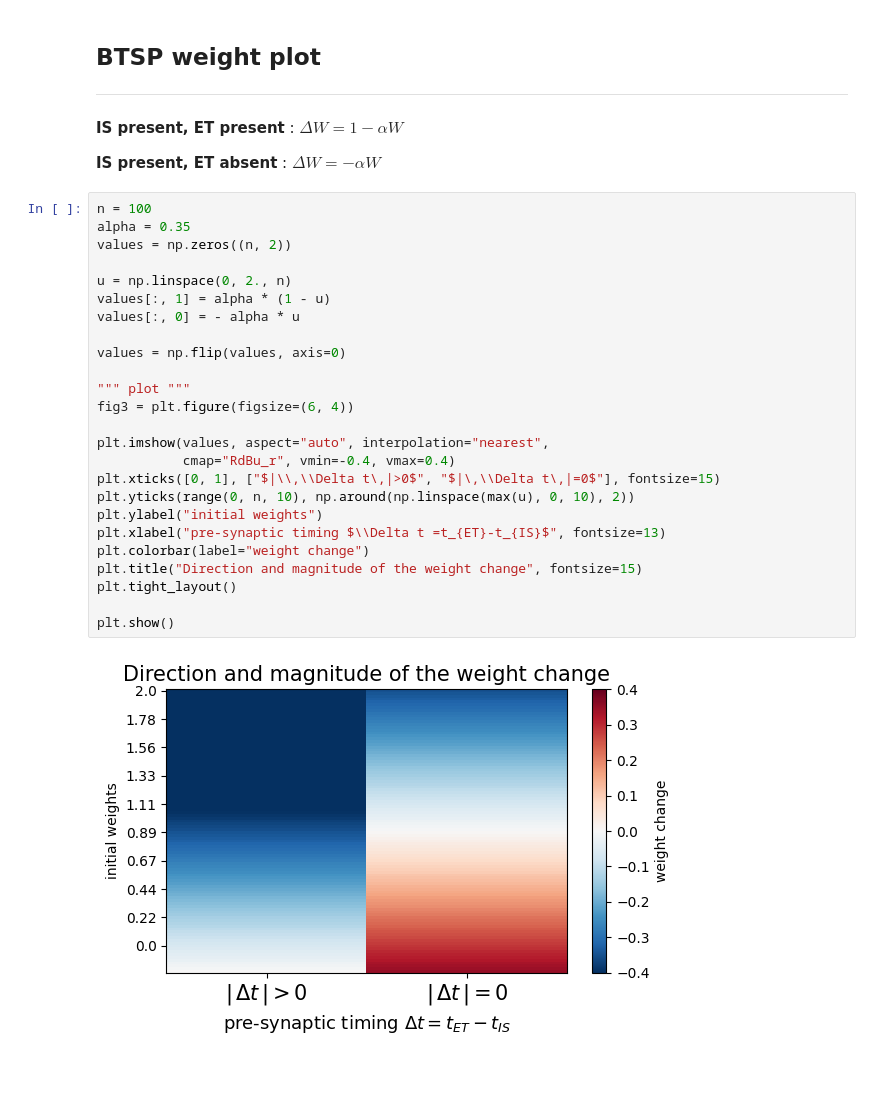
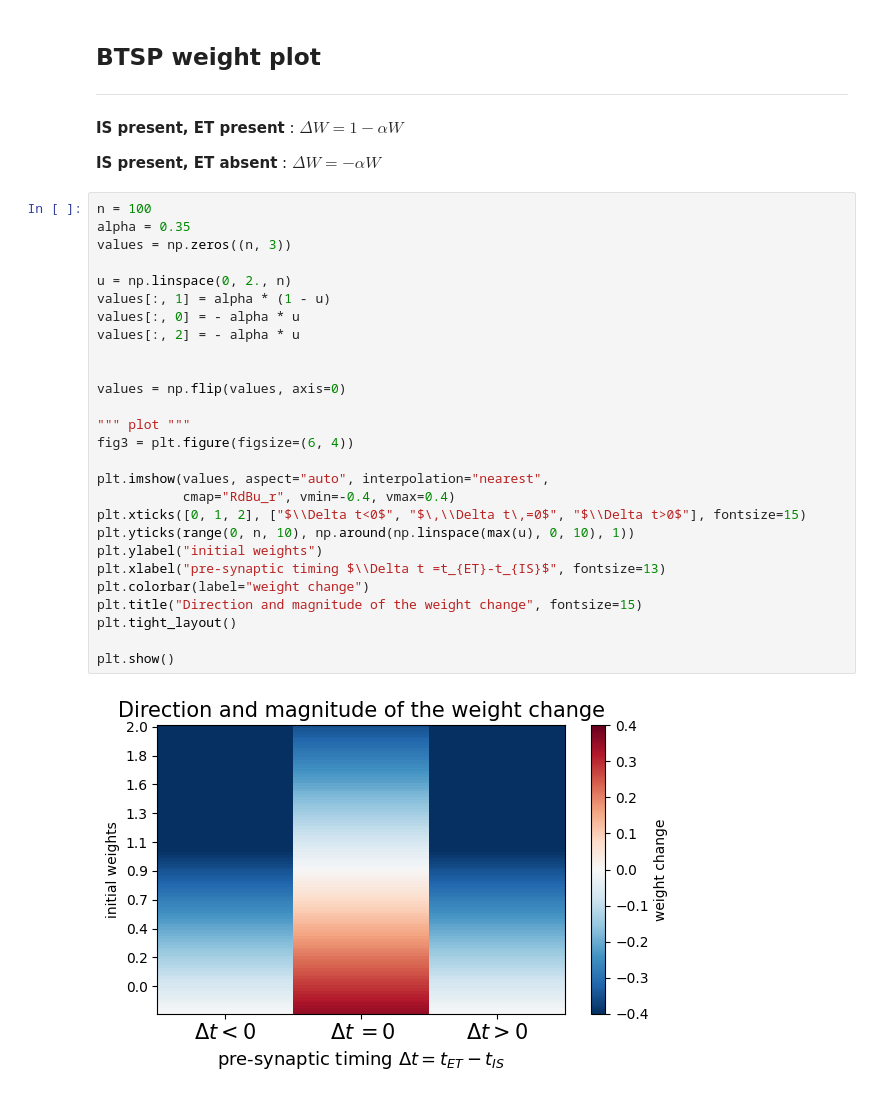
Before and after one commit to iKiru-hub/KAMemory, a Jupyter notebook: src/lab_figures_1.ipynb, the cells around one changed output. Saved outputs shown, nothing was run; the diff lists cells and outputs as text.

```diff
--- a/src/lab_figures_1.ipynb
+++ b/src/lab_figures_1.ipynb
@@ -78,27 +78,29 @@ num: 5
 # %%
 n = 100
 alpha = 0.35
-values = np.zeros((n, 2))
+values = np.zeros((n, 3))
 
 u = np.linspace(0, 2., n)
 values[:, 1] = alpha * (1 - u)
 values[:, 0] = - alpha * u
+values[:, 2] = - alpha * u
+
 
 values = np.flip(values, axis=0)
 
 """ plot """
 fig3 = plt.figure(figsize=(6, 4))
 
 plt.imshow(values, aspect="auto", interpolation="nearest",
            cmap="RdBu_r", vmin=-0.4, vmax=0.4)
-plt.xticks([0, 1], ["$|\\,\\Delta t\,|>0$", "$|\,\\Delta t\,|=0$"], fontsize=15)
-plt.yticks(range(0, n, 10), np.around(np.linspace(max(u), 0, 10), 2))
+plt.xticks([0, 1, 2], ["$\\Delta t<0$", "$\,\\Delta t\,=0$", "$\\Delta t>0$"], fontsize=15)
+plt.yticks(range(0, n, 10), np.around(np.linspace(max(u), 0, 10), 1))
 plt.ylabel("initial weights")
 plt.xlabel("pre-synaptic timing $\\Delta t =t_{ET}-t_{IS}$", fontsize=13)
 plt.colorbar(label="weight change")
 plt.title("Direction and magnitude of the weight change", fontsize=15)
 plt.tight_layout()
 
 plt.show()
 # %% [output]
-[figure, old version]
+[figure, new version]
```
Also changed, not shown: parts of 2 cells of this notebook, 5 other files.
